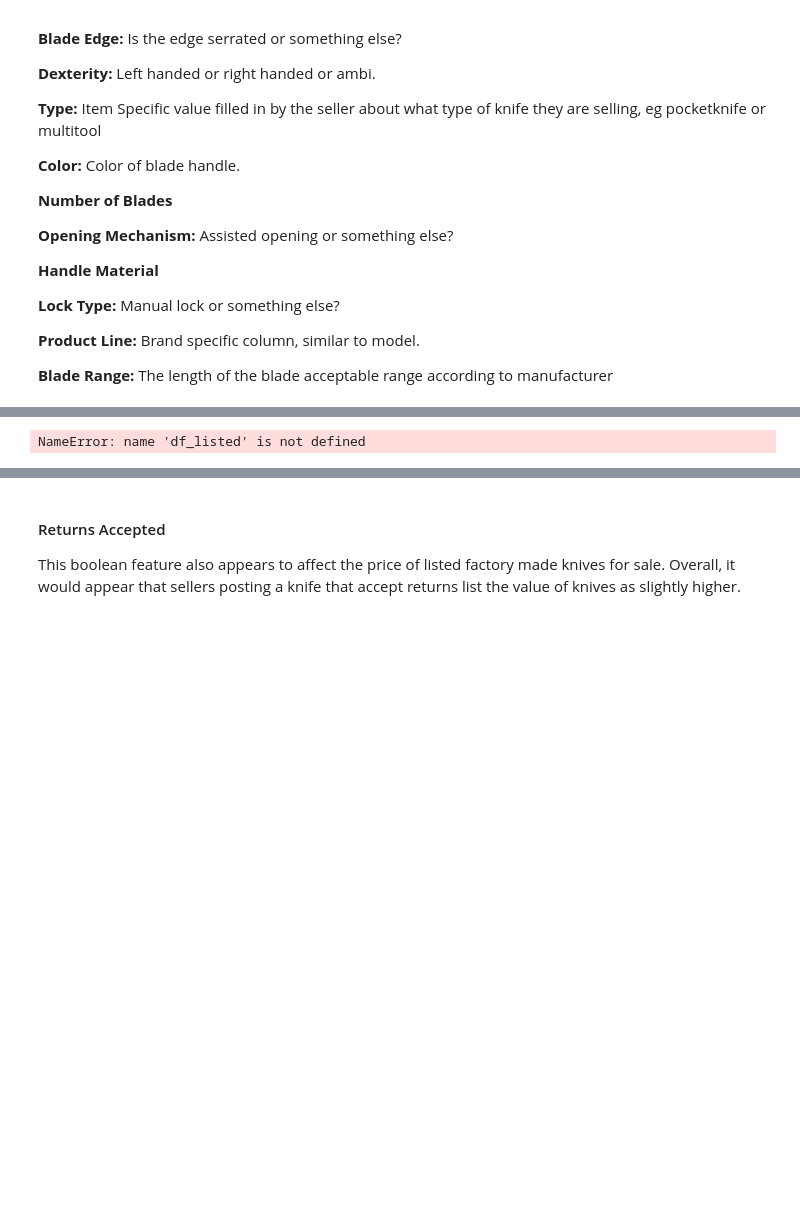
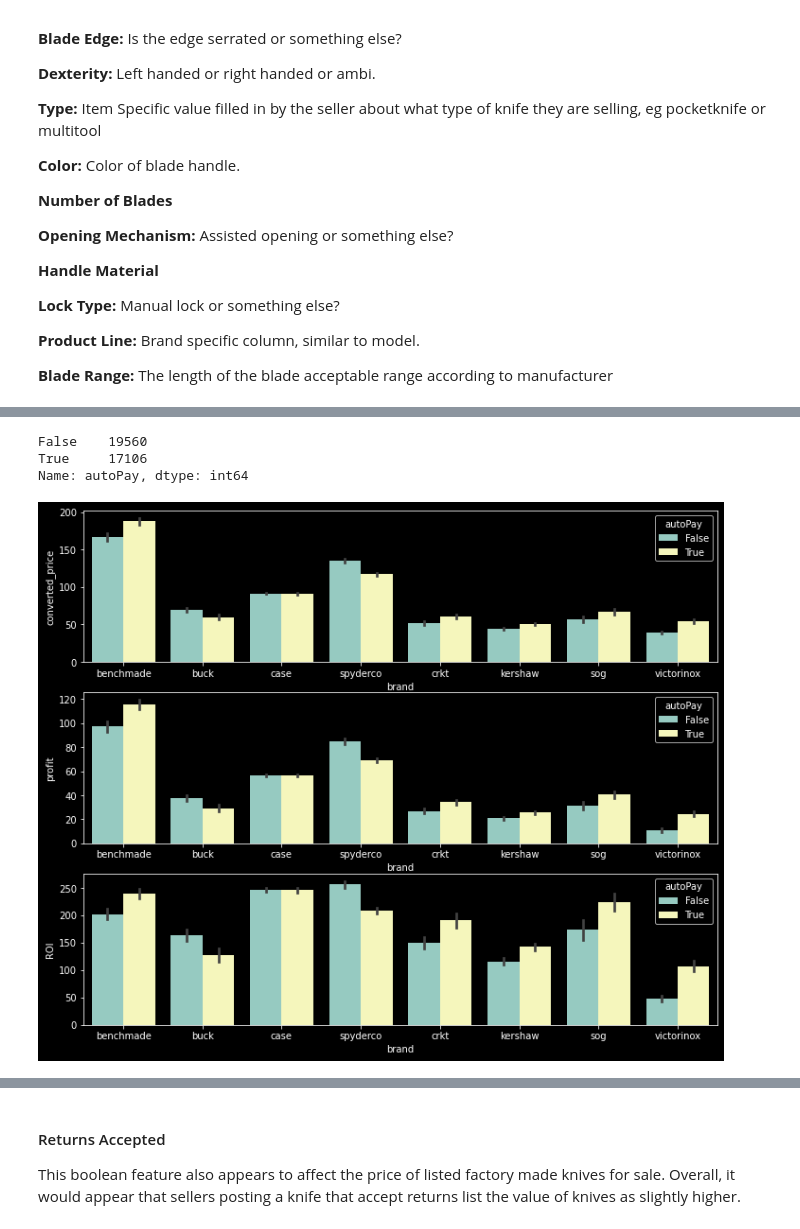
Before and after one commit to ddey117/Neural_Network_Predicting_Reseller_Success_Ebay, a Jupyter notebook: Data_Exploration.ipynb, the cells around one changed output, grey strips where cells are left out. Drawn from its saved outputs; the diff is of its cells as text; code cells hidden in the pictures; blank space fills up the shorter version.

```diff
--- a/Data_Exploration.ipynb
+++ b/Data_Exploration.ipynb
@@ -927,15 +927,18 @@ aspect_df.drop(['shipping_cost',
                 'Type'], axis=1,
                 inplace=True)
 # %%
-display(df_listed['autoPay'].value_counts())
+display(aspect_df['autoPay'].value_counts())
 
 fig, axes  = plt.subplots(figsize=(12,10),nrows=3)
 sns.barplot(x= 'brand', y='converted_price', ax=axes[0],hue='autoPay',data=aspect_df)
 sns.barplot(x= 'brand', y='profit', ax=axes[1],hue='autoPay',data=aspect_df)
 sns.barplot(x= 'brand', y='ROI', ax=axes[2],hue='autoPay',data=aspect_df)
 plt.show();
 # %% [output]
-NameError: name 'df_listed' is not defined
+False    19560
+True     17106
+Name: autoPay, dtype: int64
+[figure, added]
 # %%
 fig = plt.figure(figsize=(10,8))
 fig.suptitle('autoPay')
```
Also changed, not shown: parts of 28 cells of this notebook, 13 other files.
